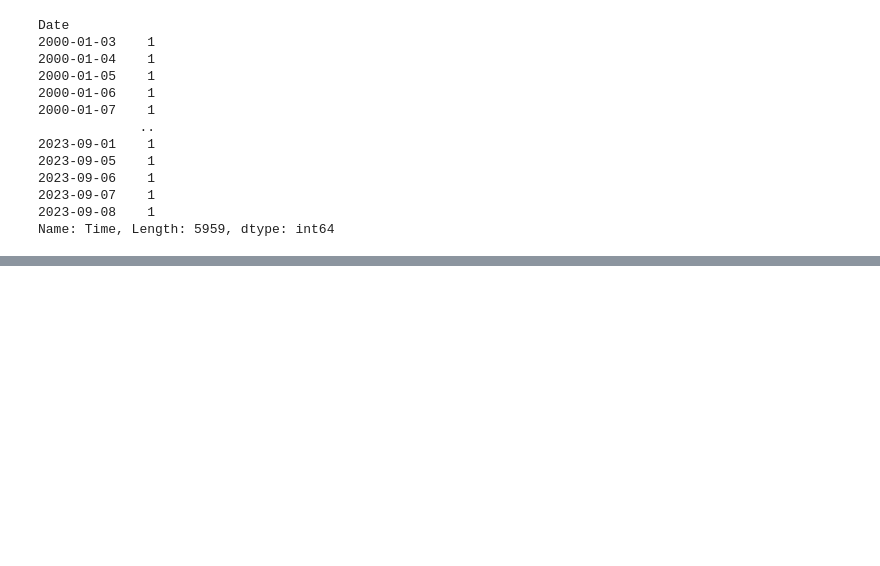
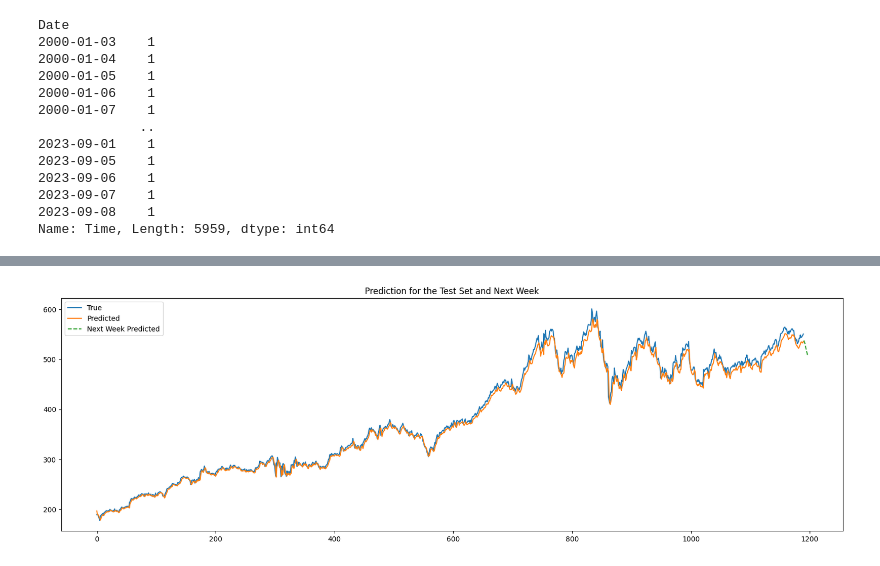
Before and after one commit to vikastrivedi0/Costco-Stock-Price-Prediction, a Jupyter notebook: CostcoStockPredictionLSTM.ipynb, the cells around one changed output, grey strips where cells are left out. Drawn from its saved outputs; the diff is of its cells as text; code cells hidden in the pictures; blank space fills up the shorter version.

Commit message:
Updated the model ~~Manipal

```diff
--- a/CostcoStockPredictionLSTM.ipynb
+++ b/CostcoStockPredictionLSTM.ipynb
@@ -260,3 +260,81 @@ Date
 2023-09-07    1
 2023-09-08    1
 Name: Time, Length: 5959, dtype: int64
+# %%
+import numpy as np
+import pandas as pd
+from sklearn.preprocessing import MinMaxScaler
+from keras.models import Sequential
+from keras.layers import Dense, LSTM
+from sklearn.metrics import mean_squared_error
+
+
+
+# Drop unnecessary columns
+# df = df.drop(columns=['Time', 'Volume', 'Brand_Name', 'Ticker', 'Industry_Tag', 'Country', 'Dividends', 'Stock Splits'])
+
+# Using Date, Open, High, Low, Close columns
+data_to_use = df[['Open', 'High', 'Low', 'Close']].values
+
+scaler = MinMaxScaler(feature_range=(0, 1))
+normalized_data = scaler.fit_transform(data_to_use)
+
+train_size = int(len(normalized_data) * 0.8)
+test_size = len(normalized_data) - train_size
+train, test = normalized_data[0:train_size, :], normalized_data[train_size:len(normalized_data), :]
+
+# Modify create_dataset to handle multiple features
+def create_dataset(dataset, look_back=1):
+    dataX, dataY = [], []
+    for i in range(len(dataset) - look_back - 1):
+        dataX.append(dataset[i:(i + look_back), :])
+        dataY.append(dataset[i + look_back, -1])  # Close price is the last column
+    return np.array(dataX), np.array(dataY)
+
+look_back = 1
+trainX, trainY = create_dataset(train, look_back)
+testX, testY = create_dataset(test, look_back)
+
+model = Sequential()
+model.add(LSTM(200, input_shape=(trainX.shape[1], trainX.shape[2])))
+model.add(Dense(1))
+model.compile(loss='mean_squared_error', optimizer='adam')
+model.fit(trainX, trainY, epochs=100, batch_size=64, verbose=2)
+
+trainPredict = model.predict(trainX)
+testPredict = model.predict(testX)
+
+# Invert predictions to original scale
+trainPredict = scaler.inverse_transform(np.c_[trainPredict, np.zeros(trainPredict.shape), np.zeros(trainPredict.shape), np.zeros(trainPredict.shape)])[:,0]
+trainY_original = scaler.inverse_transform(np.c_[trainY, np.zeros(trainY.shape), np.zeros(trainY.shape), np.zeros(trainY.shape)])[:,0]
+testPredict = scaler.inverse_transform(np.c_[testPredict, np.zeros(testPredict.shape), np.zeros(testPredict.shape), np.zeros(testPredict.shape)])[:,0]
+testY_original = scaler.inverse_transform(np.c_[testY, np.zeros(testY.shape), np.zeros(testY.shape), np.zeros(testY.shape)])[:,0]
+
+# Predict for next 7 days
+last_known_data = normalized_data[-look_back:]
+predictions = []
+
+for _ in range(7):
+    prediction = model.predict(last_known_data.reshape(1, look_back, 4))
+    predictions.append(prediction[0][0])
+    new_data_point = np.array([last_known_data[0, 1], last_known_data[0, 2], last_known_data[0, 3], prediction[0][0]]).reshape(1, 4)
+    last_known_data = np.append(last_known_data[1:], new_data_point, axis=0)
+
+next_week_predictions = scaler.inverse_transform(np.c_[predictions, np.zeros(len(predictions)), np.zeros(len(predictions)), np.zeros(len(predictions))])[:,0]
+print(next_week_predictions)
+
+# Calculate RMSE for train and test
+trainScore = np.sqrt(mean_squared_error(trainY_original, trainPredict))
+print('Train Score: %.2f RMSE' % (trainScore))
+testScore = np.sqrt(mean_squared_error(testY_original, testPredict))
+print('Test Score: %.2f RMSE' % (testScore))
+
+# Plotting predictions for the test set and the next week
+plt.figure(figsize=(20, 6))
+plt.plot(np.arange(len(testY_original)), testY_original, label="True")
+plt.plot(np.arange(len(testPredict)), testPredict, label="Predicted")
+plt.plot(np.arange(len(testPredict), len(testPredict) + 7), next_week_predictions, label="Next Week Predicted", linestyle='--')
+plt.legend()
+plt.title("Prediction for the Test Set and Next Week")
+plt.show()
+# %% [output]
@@ -262,0 +363 @@ Name: Time, Length: 5959, dtype: int64
+[figure, added]
```
Also changed, not shown: parts of 1 cell of this notebook.
